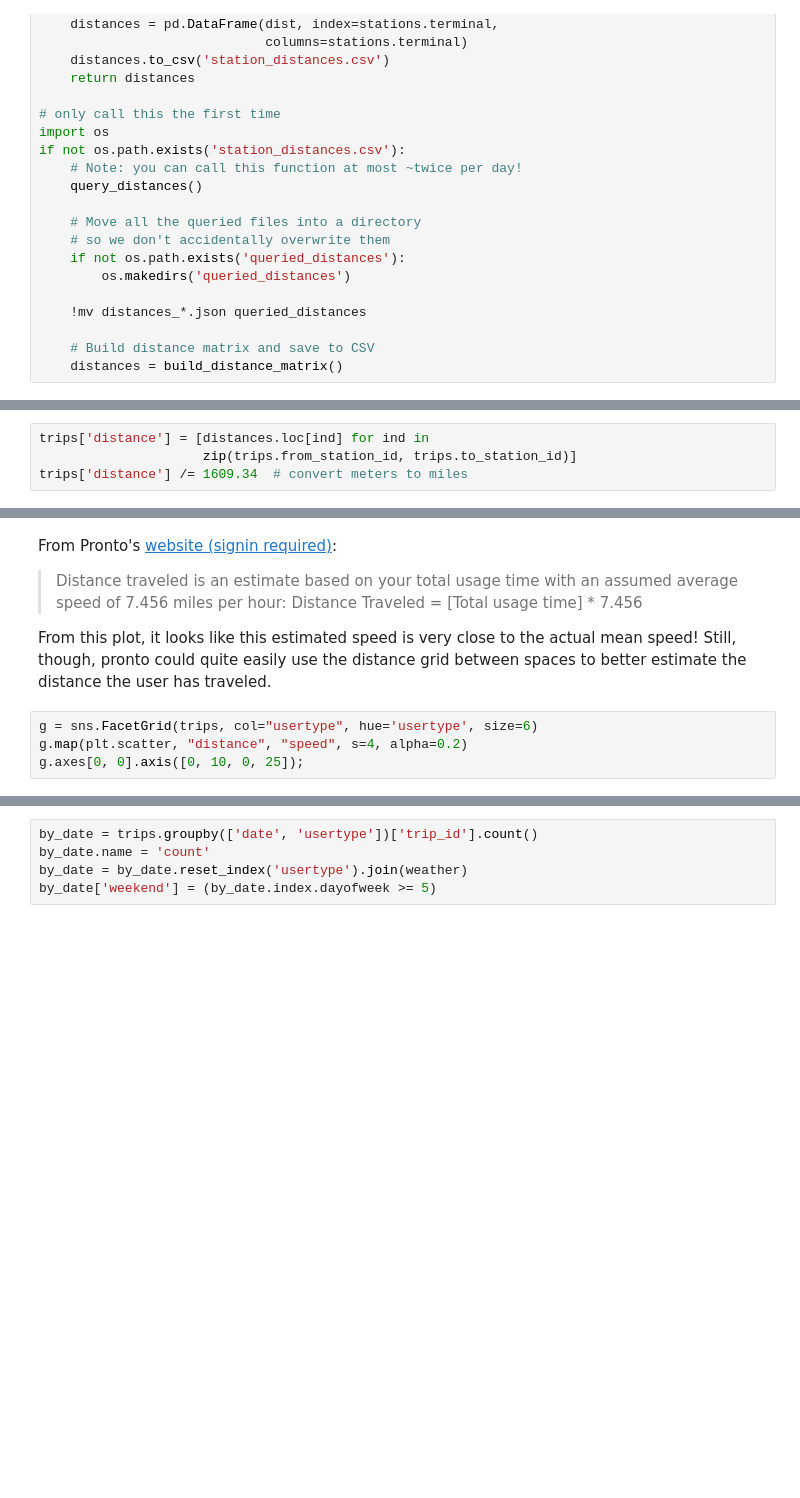
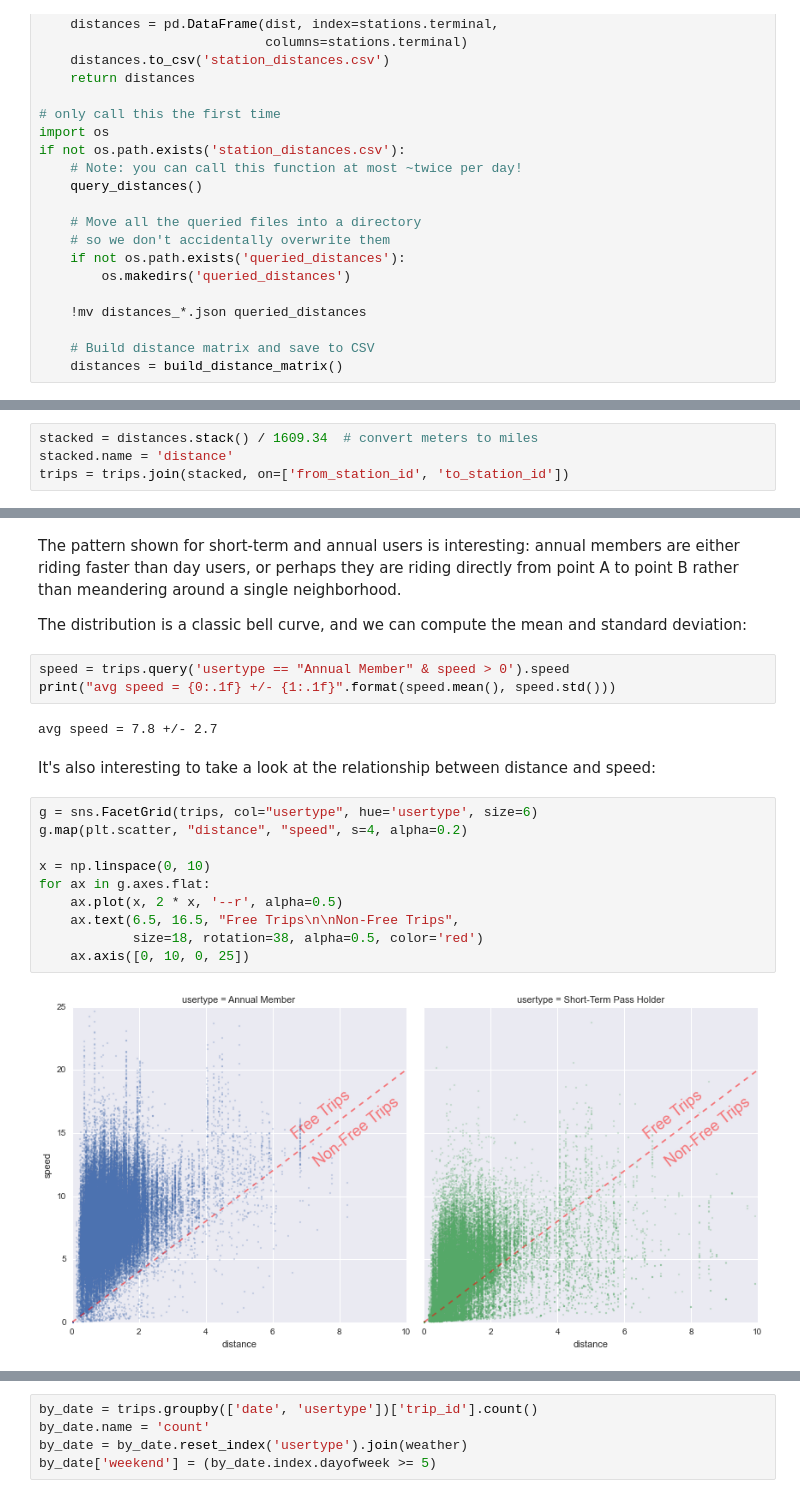
Before and after one commit to jakevdp/ProntoData, a Jupyter notebook: ProntoData.ipynb, the cells around one changed output, grey strips where cells are left out. Saved outputs shown, nothing was run; the diff lists cells and outputs as text; blank space fills up the shorter version.

```diff
--- a/ProntoData.ipynb
+++ b/ProntoData.ipynb
@@ -135,4 +185,0 @@ distances.iloc[:5, :5]
-# %%
-trips['distance'] = [distances.loc[ind] for ind in
-                     zip(trips.from_station_id, trips.to_station_id)]
-trips['distance'] /= 1609.34  # convert meters to miles
@@ -139,3 +192,7 @@ trips['distance'] /= 1609.34  # convert meters to miles
+# %%
+stacked = distances.stack() / 1609.34  # convert meters to miles
+stacked.name = 'distance'
+trips = trips.join(stacked, on=['from_station_id', 'to_station_id'])
 # %%
 fig, ax = plt.subplots(figsize=(16, 6))
 trips.groupby('usertype')['distance'].hist(bins=np.linspace(0, 6.5, 50),
@@ -156,12 +222,23 @@ plt.legend(['Annual Members', 'Short-term Pass']);
-# %% [markdown]
-From Pronto's [website (signin required)](https://secure.prontocycleshare.com/profile/statisticsFormulas):
-
-> Distance traveled is an estimate based on your total usage time with
-> an assumed average speed of 7.456 miles per hour: Distance Traveled = [Total usage time] * 7.456
-
-From this plot, it looks like this estimated speed is very close to the actual mean speed!
-Still, though, pronto could quite easily use the distance grid between spaces to better estimate the distance the user has traveled.
+# %% [markdown]
+The pattern shown for short-term and annual users is interesting: annual members are either riding faster than day users, or perhaps they are riding directly from point A to point B rather than meandering around a single neighborhood.
+
+The distribution is a classic bell curve, and we can compute the mean and standard deviation:
+# %%
+speed = trips.query('usertype == "Annual Member" & speed > 0').speed
+print("avg speed = {0:.1f} +/- {1:.1f}".format(speed.mean(), speed.std()))
+# %% [output]
+avg speed = 7.8 +/- 2.7
+# %% [markdown]
+It's also interesting to take a look at the relationship between distance and speed:
 # %%
 g = sns.FacetGrid(trips, col="usertype", hue='usertype', size=6)
 g.map(plt.scatter, "distance", "speed", s=4, alpha=0.2)
-g.axes[0, 0].axis([0, 10, 0, 25]);
+
+x = np.linspace(0, 10)
+for ax in g.axes.flat:
+    ax.plot(x, 2 * x, '--r', alpha=0.5)
+    ax.text(6.5, 16.5, "Free Trips\n\nNon-Free Trips",
+            size=18, rotation=38, alpha=0.5, color='red')
+    ax.axis([0, 10, 0, 25])
+# %% [output]
+[figure, added]
```
Also changed, not shown: parts of 66 cells of this notebook.
